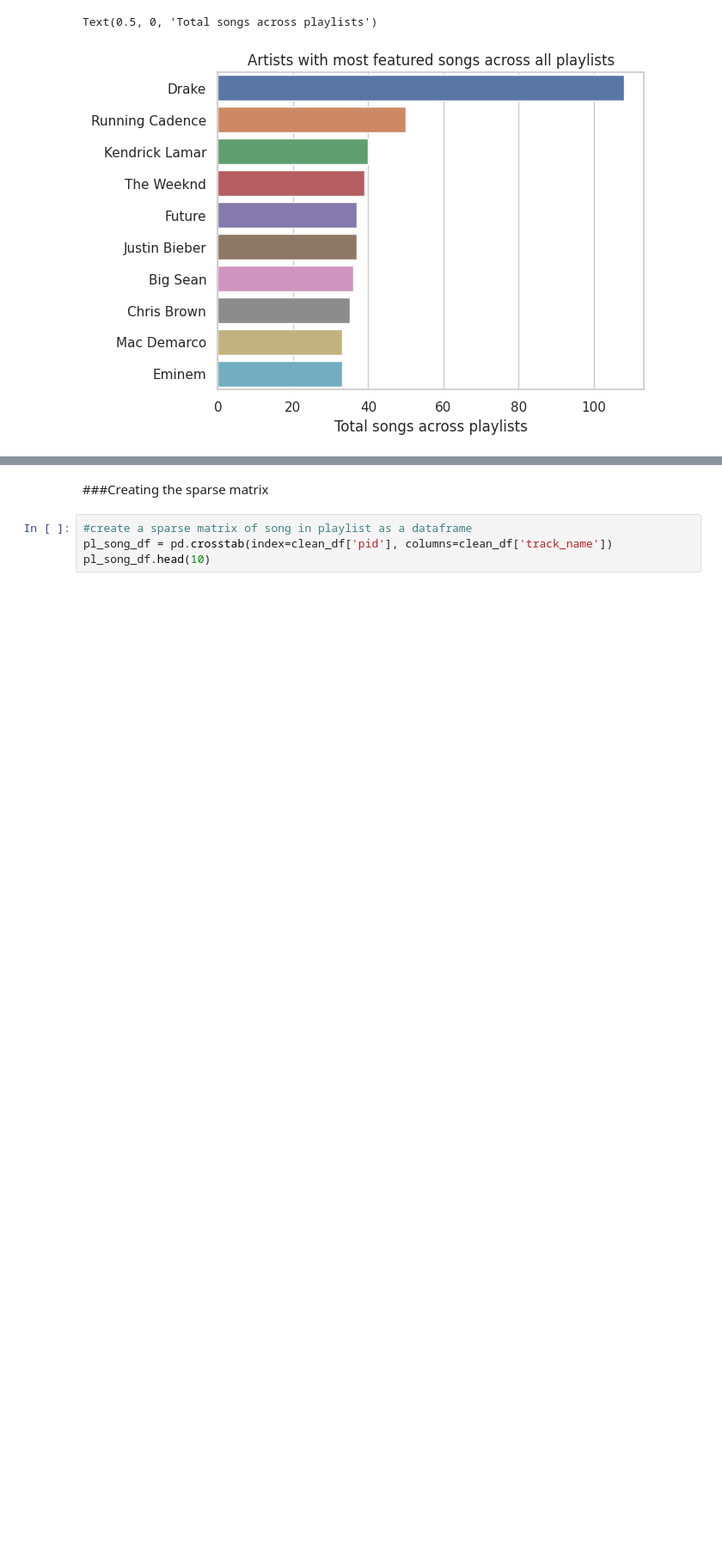
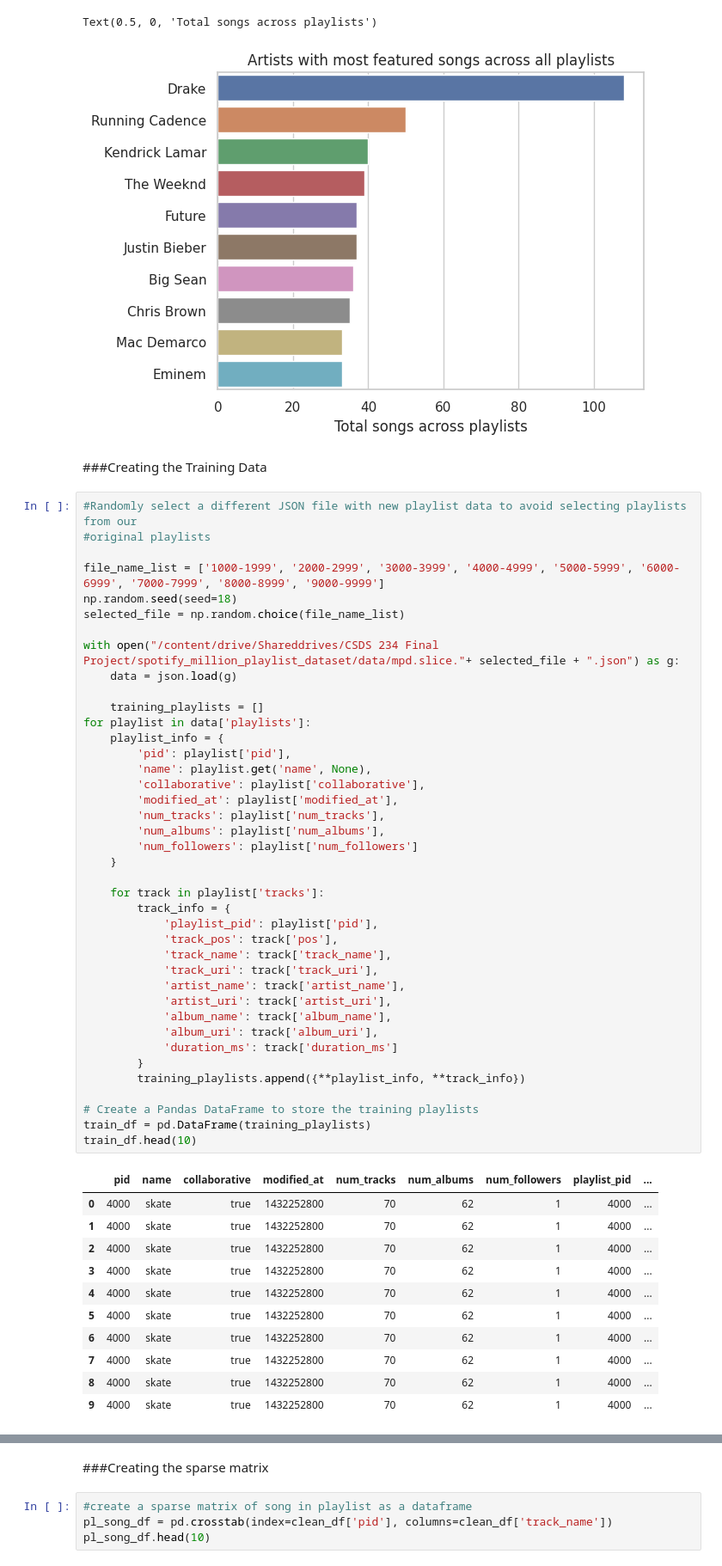
Before and after one commit to Ruby-L-i-n/CSDS234_FinalProject, a Jupyter notebook: SpotifyPlaylist.ipynb, the cells around one changed output, grey strips where cells are left out. Shown: that part at 86% size. Drawn from its saved outputs; the diff is of its cells as text; blank space fills up the shorter version.

```diff
--- a/SpotifyPlaylist.ipynb
+++ b/SpotifyPlaylist.ipynb
@@ -120,3 +120,57 @@ ax.set_xlabel('Total songs across playlists')
 # %% [output]
 Text(0.5, 0, 'Total songs across playlists')
 [figure]
+# %% [markdown]
+###Creating the Training Data
+# %%
+#Randomly select a different JSON file with new playlist data to avoid selecting playlists from our
+#original playlists
+
+file_name_list = ['1000-1999', '2000-2999', '3000-3999', '4000-4999', '5000-5999', '6000-6999', '7000-7999', '8000-8999', '9000-9999']
+np.random.seed(seed=18)
+selected_file = np.random.choice(file_name_list)
+
+with open("/content/drive/Shareddrives/CSDS 234 Final Project/spotify_million_playlist_dataset/data/mpd.slice."+ selected_file + ".json") as g:
+    data = json.load(g)
+
+    training_playlists = []
+for playlist in data['playlists']:
+    playlist_info = {
+        'pid': playlist['pid'],
+        'name': playlist.get('name', None),
+        'collaborative': playlist['collaborative'],
+        'modified_at': playlist['modified_at'],
+        'num_tracks': playlist['num_tracks'],
+        'num_albums': playlist['num_albums'],
+        'num_followers': playlist['num_followers']
+    }
+
+    for track in playlist['tracks']:
+        track_info = {
+            'playlist_pid': playlist['pid'],
+            'track_pos': track['pos'],
+            'track_name': track['track_name'],
+            'track_uri': track['track_uri'],
+            'artist_name': track['artist_name'],
+            'artist_uri': track['artist_uri'],
+            'album_name': track['album_name'],
+            'album_uri': track['album_uri'],
+            'duration_ms': track['duration_ms']
+        }
+        training_playlists.append({**playlist_info, **track_info})
+
+# Create a Pandas DataFrame to store the training playlists
+train_df = pd.DataFrame(training_playlists)
+train_df.head(10)
+# %% [output]
+|  | pid | name | collaborative | modified_at | num_tracks | num_albums | num_followers | playlist_pid | ... |
+| 0 | 4000 | skate | true | 1432252800 | 70 | 62 | 1 | 4000 | ... |
+| 1 | 4000 | skate | true | 1432252800 | 70 | 62 | 1 | 4000 | ... |
+| 2 | 4000 | skate | true | 1432252800 | 70 | 62 | 1 | 4000 | ... |
+| 3 | 4000 | skate | true | 1432252800 | 70 | 62 | 1 | 4000 | ... |
+| 4 | 4000 | skate | true | 1432252800 | 70 | 62 | 1 | 4000 | ... |
+| 5 | 4000 | skate | true | 1432252800 | 70 | 62 | 1 | 4000 | ... |
+| 6 | 4000 | skate | true | 1432252800 | 70 | 62 | 1 | 4000 | ... |
+| 7 | 4000 | skate | true | 1432252800 | 70 | 62 | 1 | 4000 | ... |
+| 8 | 4000 | skate | true | 1432252800 | 70 | 62 | 1 | 4000 | ... |
+| 9 | 4000 | skate | true | 1432252800 | 70 | 62 | 1 | 4000 | ... |
```
Also changed, not shown: parts of 2 cells of this notebook.
